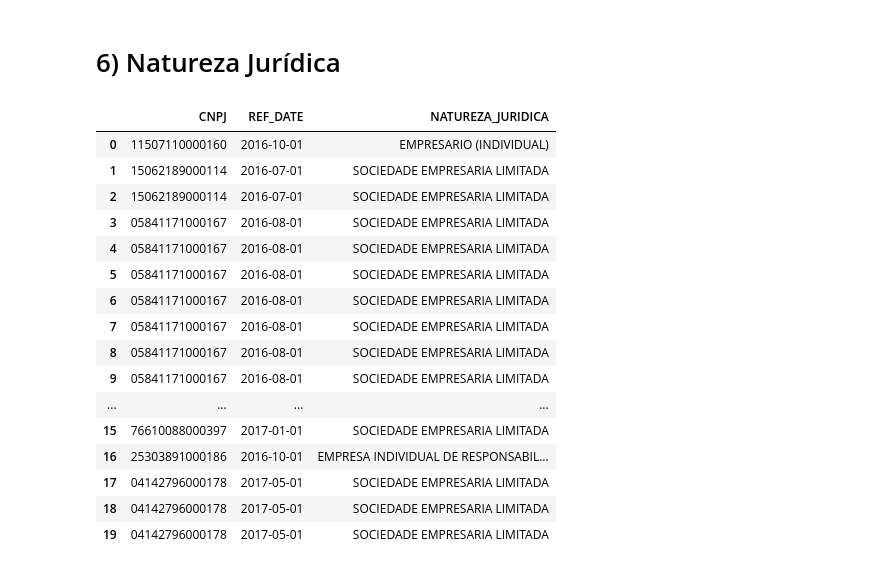
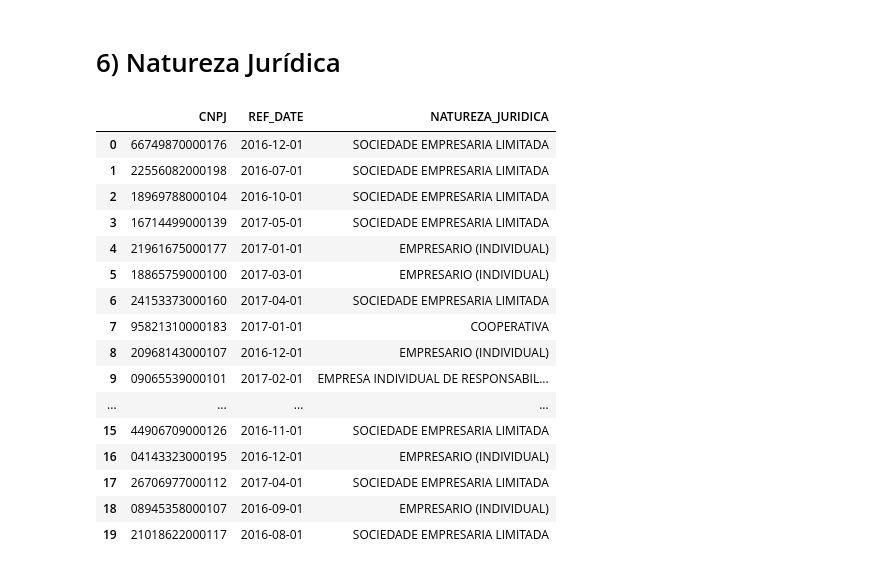
Before and after one commit to claudioalvesmonteiro/machinelearning-CNPJ, a Jupyter notebook: codes/Codigo_alternativo.ipynb, the cells around one changed output. Cells and saved outputs as stored; diff of their text form; code cells hidden in the pictures.

```diff
--- a/codes/Codigo_alternativo.ipynb
+++ b/codes/Codigo_alternativo.ipynb
@@ -394,26 +271,26 @@ only showing top 10 rows
 # %% [markdown]
 <h1> 6) Natureza Jurídica </h1>
 # %%
-df_aux = df_base.select('CNPJ','REF_DATE','NATUREZA_JURIDICA')
+df_aux = df_base.select('CNPJ','REF_DATE','NATUREZA_JURIDICA').dropDuplicates()
 df_aux.limit(20).toPandas()
 # %% [output]
 |  | CNPJ | REF_DATE | NATUREZA_JURIDICA |
-| 0 | 11507110000160 | 2016-10-01 | EMPRESARIO (INDIVIDUAL) |
-| 1 | 15062189000114 | 2016-07-01 | SOCIEDADE EMPRESARIA LIMITADA |
-| 2 | 15062189000114 | 2016-07-01 | SOCIEDADE EMPRESARIA LIMITADA |
-| 3 | 05841171000167 | 2016-08-01 | SOCIEDADE EMPRESARIA LIMITADA |
-| 4 | 05841171000167 | 2016-08-01 | SOCIEDADE EMPRESARIA LIMITADA |
-| 5 | 05841171000167 | 2016-08-01 | SOCIEDADE EMPRESARIA LIMITADA |
-| 6 | 05841171000167 | 2016-08-01 | SOCIEDADE EMPRESARIA LIMITADA |
-| 7 | 05841171000167 | 2016-08-01 | SOCIEDADE EMPRESARIA LIMITADA |
-| 8 | 05841171000167 | 2016-08-01 | SOCIEDADE EMPRESARIA LIMITADA |
-| 9 | 05841171000167 | 2016-08-01 | SOCIEDADE EMPRESARIA LIMITADA |
+| 0 | 66749870000176 | 2016-12-01 | SOCIEDADE EMPRESARIA LIMITADA |
+| 1 | 22556082000198 | 2016-07-01 | SOCIEDADE EMPRESARIA LIMITADA |
+| 2 | 18969788000104 | 2016-10-01 | SOCIEDADE EMPRESARIA LIMITADA |
+| 3 | 16714499000139 | 2017-05-01 | SOCIEDADE EMPRESARIA LIMITADA |
+| 4 | 21961675000177 | 2017-01-01 | EMPRESARIO (INDIVIDUAL) |
+| 5 | 18865759000100 | 2017-03-01 | EMPRESARIO (INDIVIDUAL) |
+| 6 | 24153373000160 | 2017-04-01 | SOCIEDADE EMPRESARIA LIMITADA |
+| 7 | 95821310000183 | 2017-01-01 | COOPERATIVA |
+| 8 | 20968143000107 | 2016-12-01 | EMPRESARIO (INDIVIDUAL) |
+| 9 | 09065539000101 | 2017-02-01 | EMPRESA INDIVIDUAL DE RESPONSABIL... |
 | ... | ... | ... | ... |
-| 15 | 76610088000397 | 2017-01-01 | SOCIEDADE EMPRESARIA LIMITADA |
-| 16 | 25303891000186 | 2016-10-01 | EMPRESA INDIVIDUAL DE RESPONSABIL... |
-| 17 | 04142796000178 | 2017-05-01 | SOCIEDADE EMPRESARIA LIMITADA |
-| 18 | 04142796000178 | 2017-05-01 | SOCIEDADE EMPRESARIA LIMITADA |
-| 19 | 04142796000178 | 2017-05-01 | SOCIEDADE EMPRESARIA LIMITADA |
+| 15 | 44906709000126 | 2016-11-01 | SOCIEDADE EMPRESARIA LIMITADA |
+| 16 | 04143323000195 | 2016-12-01 | EMPRESARIO (INDIVIDUAL) |
+| 17 | 26706977000112 | 2017-04-01 | SOCIEDADE EMPRESARIA LIMITADA |
+| 18 | 08945358000107 | 2016-09-01 | EMPRESARIO (INDIVIDUAL) |
+| 19 | 21018622000117 | 2016-08-01 | SOCIEDADE EMPRESARIA LIMITADA |
 # %%
 df_final = df_final.join(df_aux,['CNPJ','REF_DATE'], 'left' )
 df_final.limit(10).toPandas()
```
Also changed, not shown: parts of 41 cells of this notebook.
